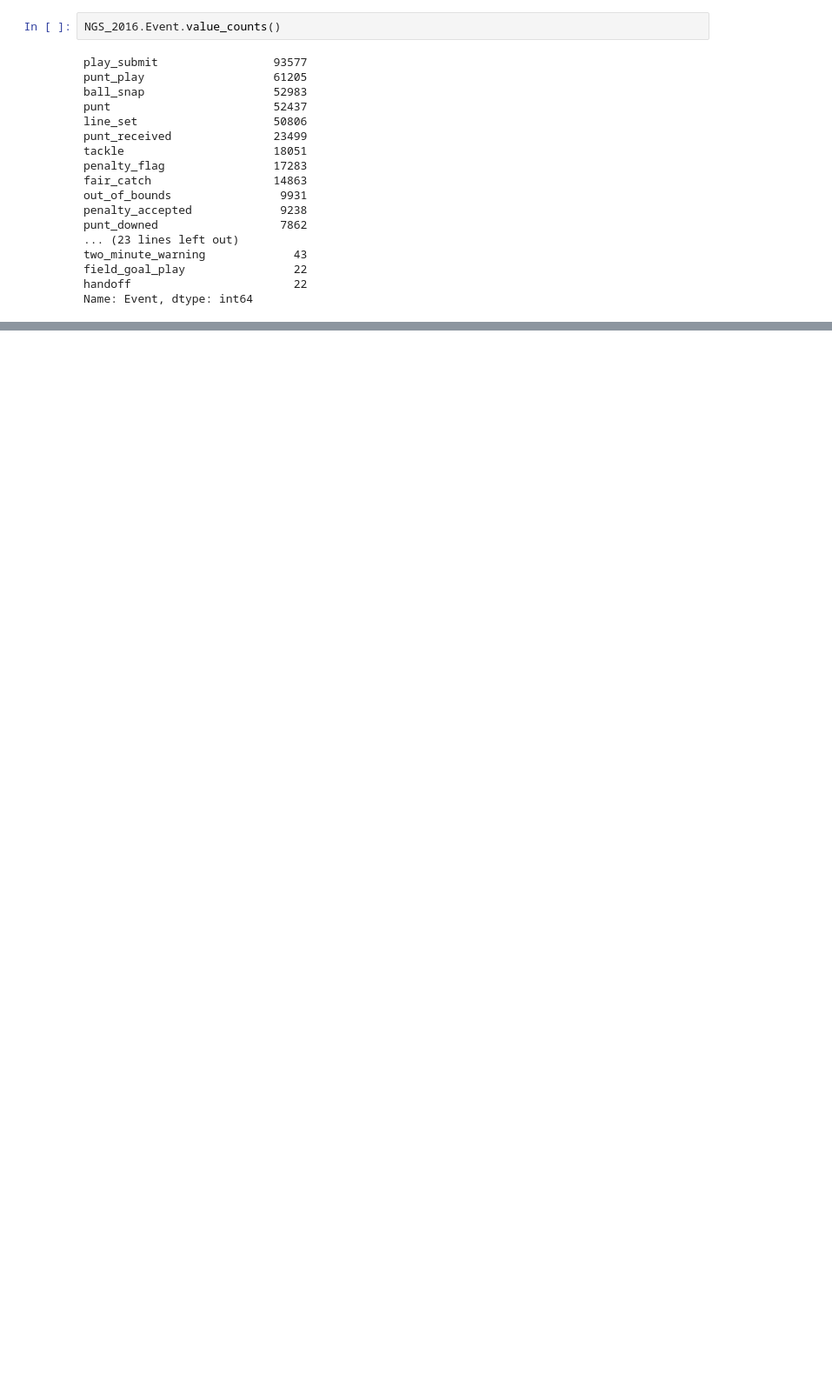
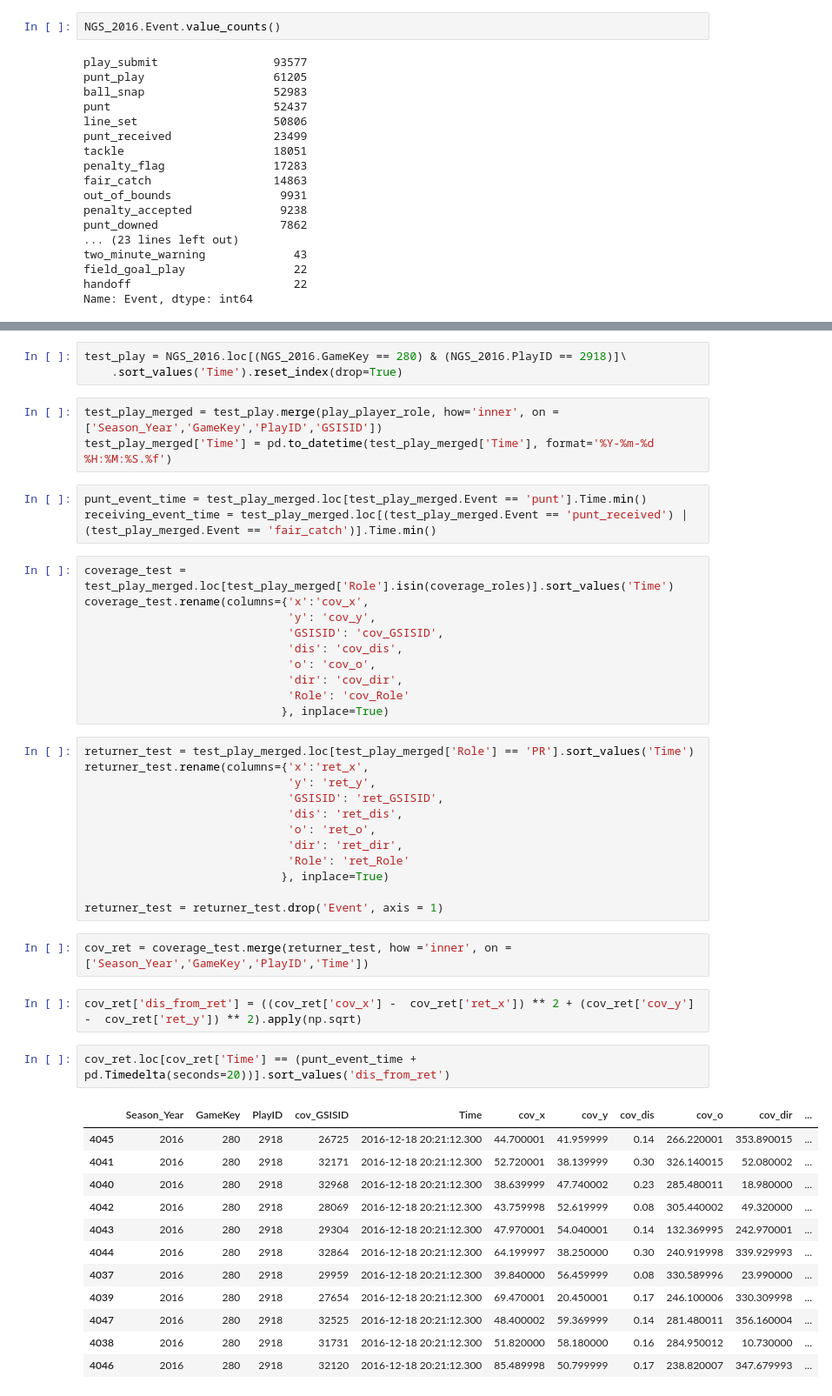
Before and after one commit to mtodisco10/nfl-punt-analytics, a Jupyter notebook: nfl_punt_script.ipynb, the cells around one changed output, grey strips where cells are left out. Shown at 87% size. Saved outputs shown, nothing was run; the diff lists cells and outputs as text; blank space fills up the shorter version.

```diff
--- a/nfl_punt_script.ipynb
+++ b/nfl_punt_script.ipynb
@@ -665,0 +672,50 @@ Name: Event, dtype: int64
+# %%
+test_play = NGS_2016.loc[(NGS_2016.GameKey == 280) & (NGS_2016.PlayID == 2918)]\
+    .sort_values('Time').reset_index(drop=True)
+# %%
+test_play_merged = test_play.merge(play_player_role, how='inner', on = ['Season_Year','GameKey','PlayID','GSISID'])
+test_play_merged['Time'] = pd.to_datetime(test_play_merged['Time'], format='%Y-%m-%d %H:%M:%S.%f')
+# %%
+punt_event_time = test_play_merged.loc[test_play_merged.Event == 'punt'].Time.min()
+receiving_event_time = test_play_merged.loc[(test_play_merged.Event == 'punt_received') | (test_play_merged.Event == 'fair_catch')].Time.min()
+# %%
+coverage_test = test_play_merged.loc[test_play_merged['Role'].isin(coverage_roles)].sort_values('Time')
+coverage_test.rename(columns={'x':'cov_x',
+                              'y': 'cov_y',
+                              'GSISID': 'cov_GSISID',
+                              'dis': 'cov_dis',
+                              'o': 'cov_o',
+                              'dir': 'cov_dir',
+                              'Role': 'cov_Role'
+                             }, inplace=True)
+# %%
+returner_test = test_play_merged.loc[test_play_merged['Role'] == 'PR'].sort_values('Time')
+returner_test.rename(columns={'x':'ret_x',
+                              'y': 'ret_y',
+                              'GSISID': 'ret_GSISID',
+                              'dis': 'ret_dis',
+                              'o': 'ret_o',
+                              'dir': 'ret_dir',
+                              'Role': 'ret_Role'
+                             }, inplace=True)
+
+returner_test = returner_test.drop('Event', axis = 1)
+# %%
+cov_ret = coverage_test.merge(returner_test, how ='inner', on = ['Season_Year','GameKey','PlayID','Time'])
+# %%
+cov_ret['dis_from_ret'] = ((cov_ret['cov_x'] -  cov_ret['ret_x']) ** 2 + (cov_ret['cov_y'] -  cov_ret['ret_y']) ** 2).apply(np.sqrt)
+# %%
+cov_ret.loc[cov_ret['Time'] == (punt_event_time + pd.Timedelta(seconds=20))].sort_values('dis_from_ret')
+# %% [output]
+|  | Season_Year | GameKey | PlayID | cov_GSISID | Time | cov_x | cov_y | cov_dis | cov_o | cov_dir | ... |
+| 4045 | 2016 | 280 | 2918 | 26725 | 2016-12-18 20:21:12.300 | 44.700001 | 41.959999 | 0.14 | 266.220001 | 353.890015 | ... |
+| 4041 | 2016 | 280 | 2918 | 32171 | 2016-12-18 20:21:12.300 | 52.720001 | 38.139999 | 0.30 | 326.140015 | 52.080002 | ... |
+| 4040 | 2016 | 280 | 2918 | 32968 | 2016-12-18 20:21:12.300 | 38.639999 | 47.740002 | 0.23 | 285.480011 | 18.980000 | ... |
+| 4042 | 2016 | 280 | 2918 | 28069 | 2016-12-18 20:21:12.300 | 43.759998 | 52.619999 | 0.08 | 305.440002 | 49.320000 | ... |
+| 4043 | 2016 | 280 | 2918 | 29304 | 2016-12-18 20:21:12.300 | 47.970001 | 54.040001 | 0.14 | 132.369995 | 242.970001 | ... |
+| 4044 | 2016 | 280 | 2918 | 32864 | 2016-12-18 20:21:12.300 | 64.199997 | 38.250000 | 0.30 | 240.919998 | 339.929993 | ... |
+| 4037 | 2016 | 280 | 2918 | 29959 | 2016-12-18 20:21:12.300 | 39.840000 | 56.459999 | 0.08 | 330.589996 | 23.990000 | ... |
+| 4039 | 2016 | 280 | 2918 | 27654 | 2016-12-18 20:21:12.300 | 69.470001 | 20.450001 | 0.17 | 246.100006 | 330.309998 | ... |
+| 4047 | 2016 | 280 | 2918 | 32525 | 2016-12-18 20:21:12.300 | 48.400002 | 59.369999 | 0.14 | 281.480011 | 356.160004 | ... |
+| 4038 | 2016 | 280 | 2918 | 31731 | 2016-12-18 20:21:12.300 | 51.820000 | 58.180000 | 0.16 | 284.950012 | 10.730000 | ... |
+| 4046 | 2016 | 280 | 2918 | 32120 | 2016-12-18 20:21:12.300 | 85.489998 | 50.799999 | 0.17 | 238.820007 | 347.679993 | ... |
```
Also changed, not shown: parts of 27 cells of this notebook.
